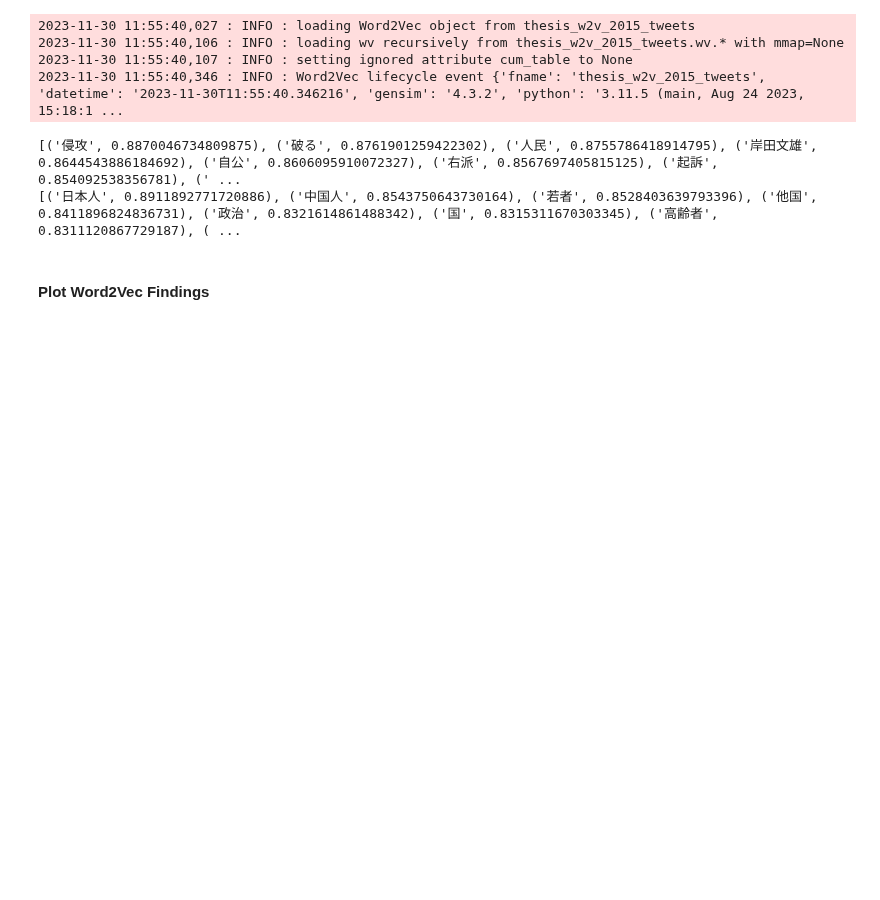
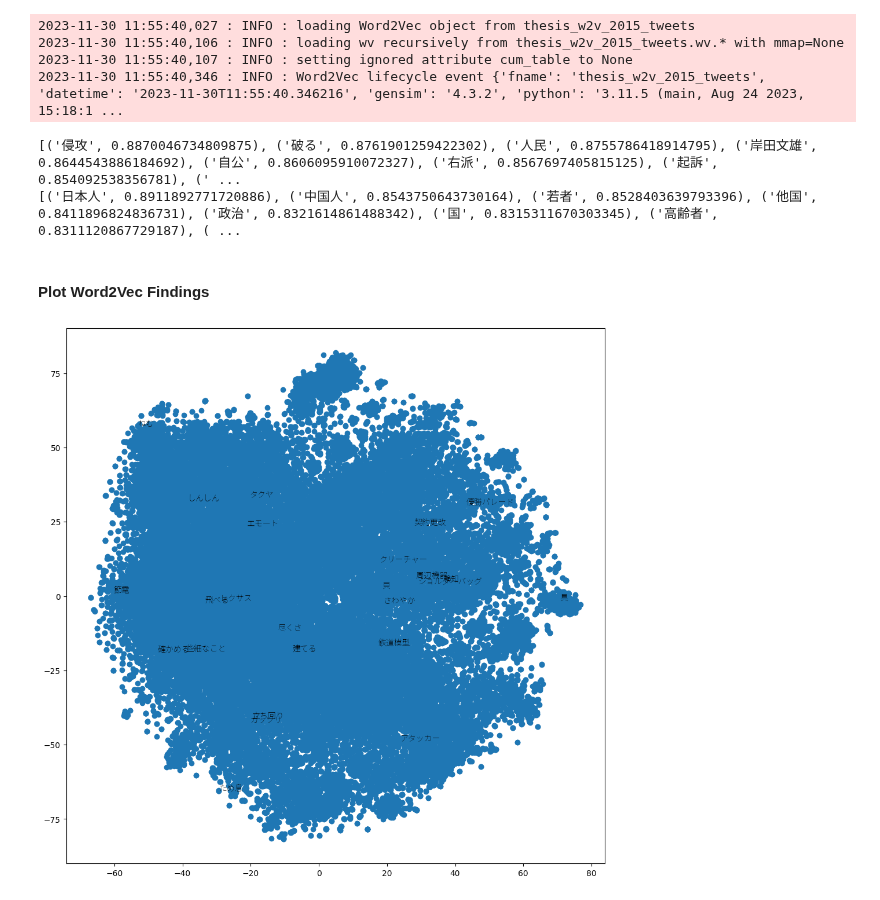
Before and after one commit to taylor-yamashita/japan-minority-twitter-nlp, a Jupyter notebook: thesis.ipynb, the cells around one changed output. Drawn from its saved outputs; the diff is of its cells as text; code cells hidden in the pictures; blank space fills up the shorter version.

Commit message:
add japanese font support for matplotlib

```diff
--- a/thesis.ipynb
+++ b/thesis.ipynb
@@ -146,17 +147,20 @@ x_vals, y_vals, labels = reduce_dimensions(model_2015)
 # %%
 def plot_word2vec(x_vals, y_vals, labels):
     import matplotlib.pyplot as plt
     import random
 
     random.seed(0)
 
     plt.figure(figsize=(12, 12))
     plt.scatter(x_vals, y_vals)
 
     # label randomly subsampled 25 data points
+    fprop = fm.FontProperties(fname='NotoSansJP-VariableFont_wght.ttf')
     indices = list(range(len(labels)))
     selected_indices = random.sample(indices, 25)
     for i in selected_indices:
-        plt.annotate(labels[i], (x_vals[i], y_vals[i]))
+        plt.annotate(labels[i], (x_vals[i], y_vals[i]), fontproperties=fprop)
 
 plot_word2vec(x_vals, y_vals, labels)
+# %% [output]
+[figure, added]
```
Also changed, not shown: parts of 1 cell of this notebook.
